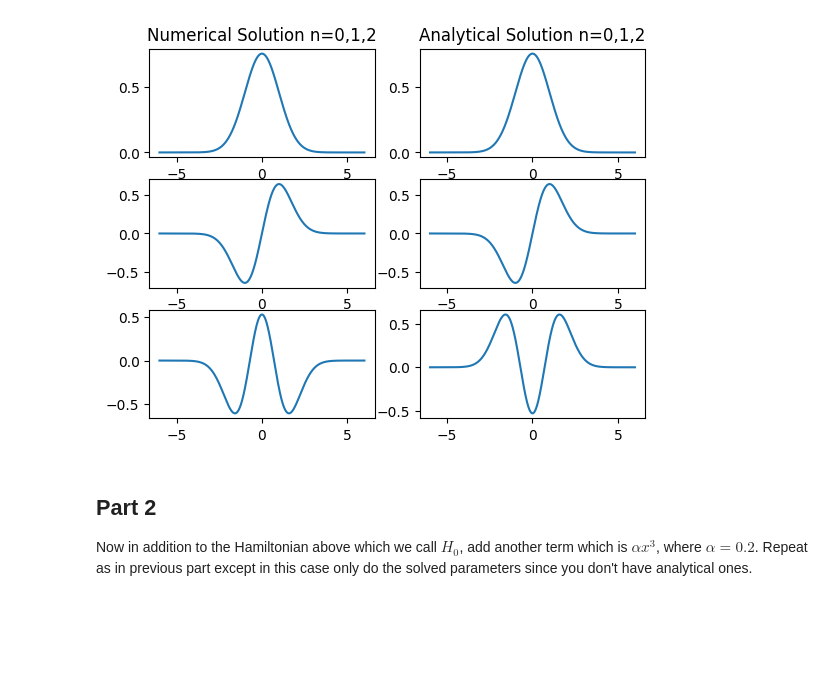
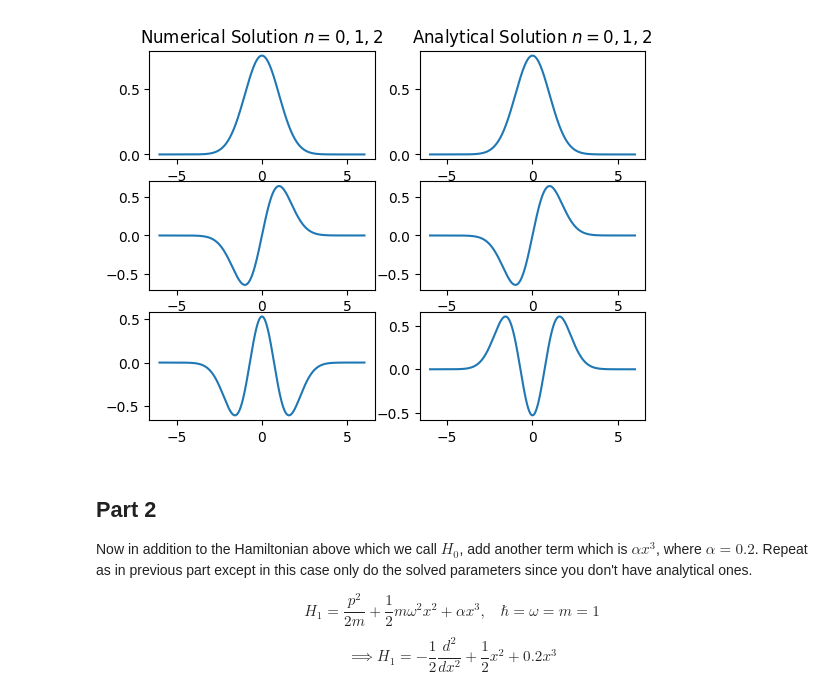
Before and after one commit to FranklinKelly/quantum-oscillator-numerical-analysis, a Jupyter notebook: notebooks/analysis.ipynb, the cells around one changed output. Cells and saved outputs as stored; diff of their text form; code cells hidden in the pictures; blank space fills up the shorter version.

```diff
--- a/notebooks/analysis.ipynb
+++ b/notebooks/analysis.ipynb
@@ -64,8 +78,8 @@ true_E = [0.5, 1.5, 2.5] # since E = hbar * omega * (n + 1/2)
 # PART 1 graph solutions
 fig, axs = plt.subplots(3,2) # Create a 3row, 2column figure
 
-axs[0,0].set_title("Numerical Solution n=0,1,2")
-axs[0,1].set_title("Analytical Solution n=0,1,2")
+axs[0,0].set_title("Numerical Solution $n=0,1,2$")
+axs[0,1].set_title("Analytical Solution $n=0,1,2$")
 
 for i in range(3):
     axs[i,0].plot(x,psi[i])           # plot the numerical solution
@@ -83,7 +97,14 @@ Analytical Eigenenergies: 0.4999988738702242 1.4999943693476474 2.49998536027836
 -----------------------
-[figure, old version]
+[figure, new version]
 # %% [markdown]
 ## Part 2
 
 Now in addition to the Hamiltonian above which we call $H_0$, add another term which is $\alpha x^3$, where $\alpha=0.2$. Repeat as in previous part except in this case only do the solved parameters since you don't have analytical ones.
+
+$$
+H_1 = \frac{p^2}{2m} + \frac{1}{2}m\omega^2x^2 + \alpha x^3, ~~~~ \hbar = \omega = m = 1
+$$
+$$
+\implies H_1 = - \frac{1}{2} \frac{d^2}{dx^2} + \frac{1}{2} x^2 + 0.2 x^3
+$$
 # %%
```
Also changed, not shown: parts of 3 cells of this notebook, 2 other files.
